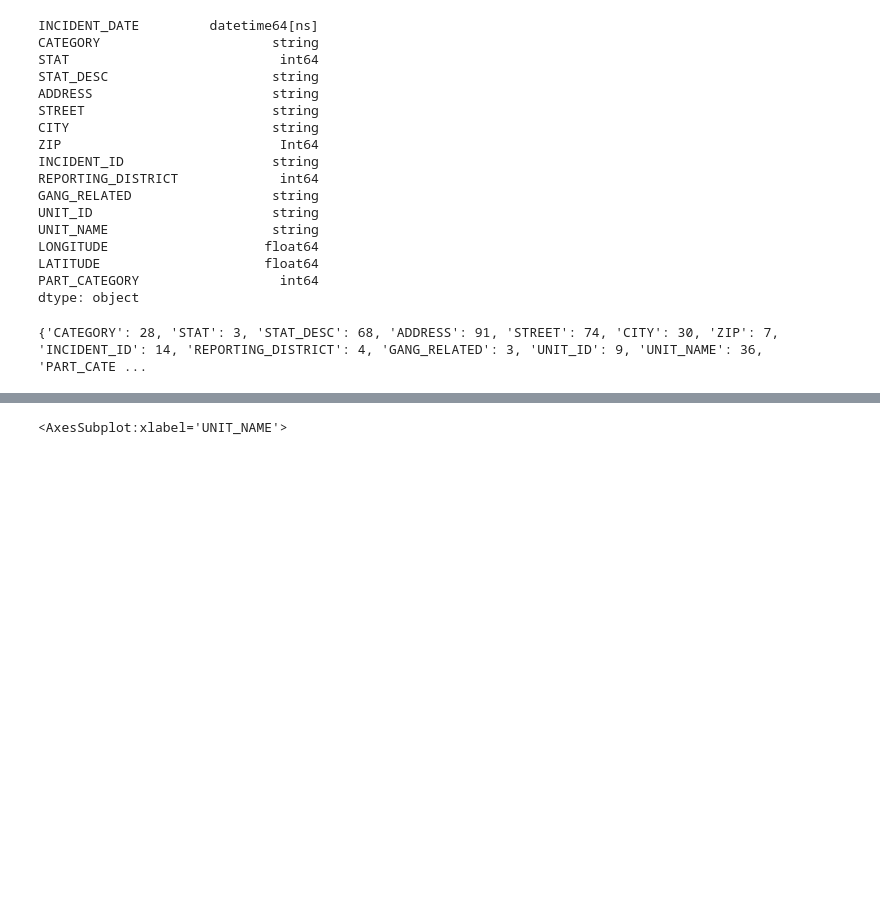
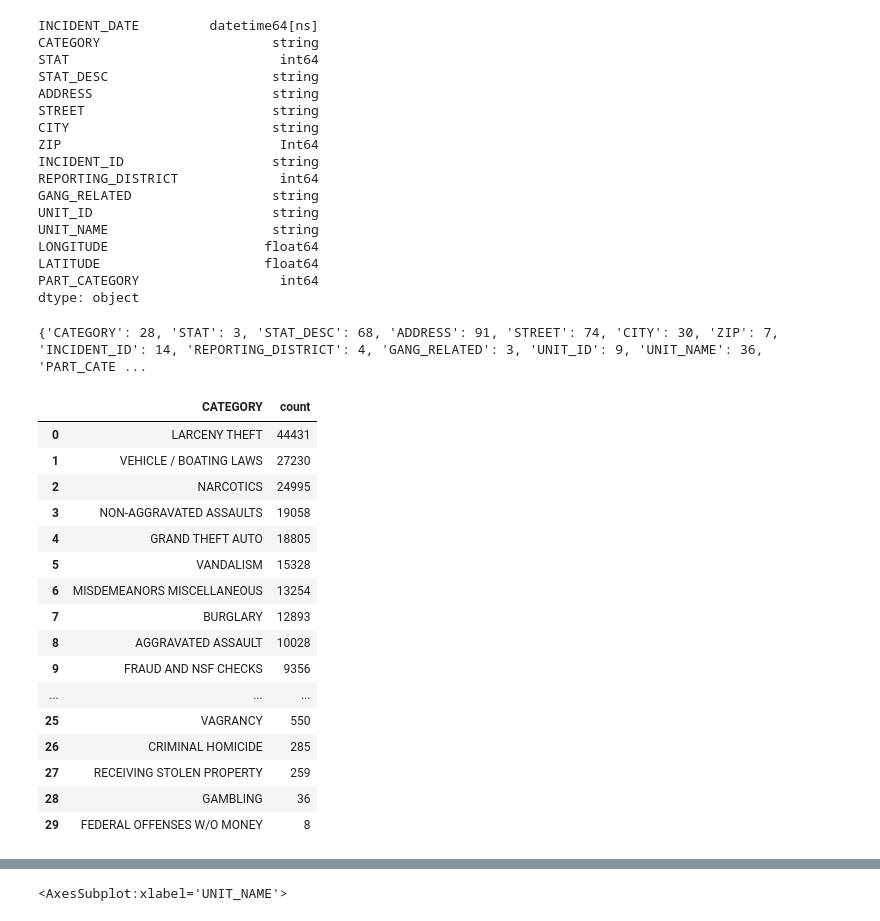
Before and after one commit to H-Dolan/Capstone_LACrime, a Jupyter notebook: laCrimes.ipynb, the cells around one changed output, grey strips where cells are left out. Cells and saved outputs as stored; diff of their text form; code cells hidden in the pictures; blank space fills up the shorter version.

```diff
--- a/laCrimes.ipynb
+++ b/laCrimes.ipynb
@@ -104,6 +104,28 @@ diff_df = df.groupby(['CATEGORY']['INCIDENT_DATE'].dt.year)['INCIDENT_ID'].count
 diff = pd.DataFrame()
 
 #diff['Category'] = df['CATEGORY']
+# %%
+#Category
+ct = df.groupby(['CATEGORY'])['INCIDENT_ID'].count().sort_values(ascending=False).reset_index(name="count")
+ct
+# %% [output]
+|  | CATEGORY | count |
+| 0 | LARCENY THEFT | 44431 |
+| 1 | VEHICLE / BOATING LAWS | 27230 |
+| 2 | NARCOTICS | 24995 |
+| 3 | NON-AGGRAVATED ASSAULTS | 19058 |
+| 4 | GRAND THEFT AUTO | 18805 |
+| 5 | VANDALISM | 15328 |
+| 6 | MISDEMEANORS MISCELLANEOUS | 13254 |
+| 7 | BURGLARY | 12893 |
+| 8 | AGGRAVATED ASSAULT | 10028 |
+| 9 | FRAUD AND NSF CHECKS | 9356 |
+| ... | ... | ... |
+| 25 | VAGRANCY | 550 |
+| 26 | CRIMINAL HOMICIDE | 285 |
+| 27 | RECEIVING STOLEN PROPERTY | 259 |
+| 28 | GAMBLING | 36 |
+| 29 | FEDERAL OFFENSES W/O MONEY | 8 |
 # %%
 #Top 5 by Category
 c = df.groupby(['CATEGORY'])['INCIDENT_ID'].count().sort_values(ascending=False).reset_index(name="count").head(5)
```
Also changed, not shown: parts of 3 cells of this notebook.
